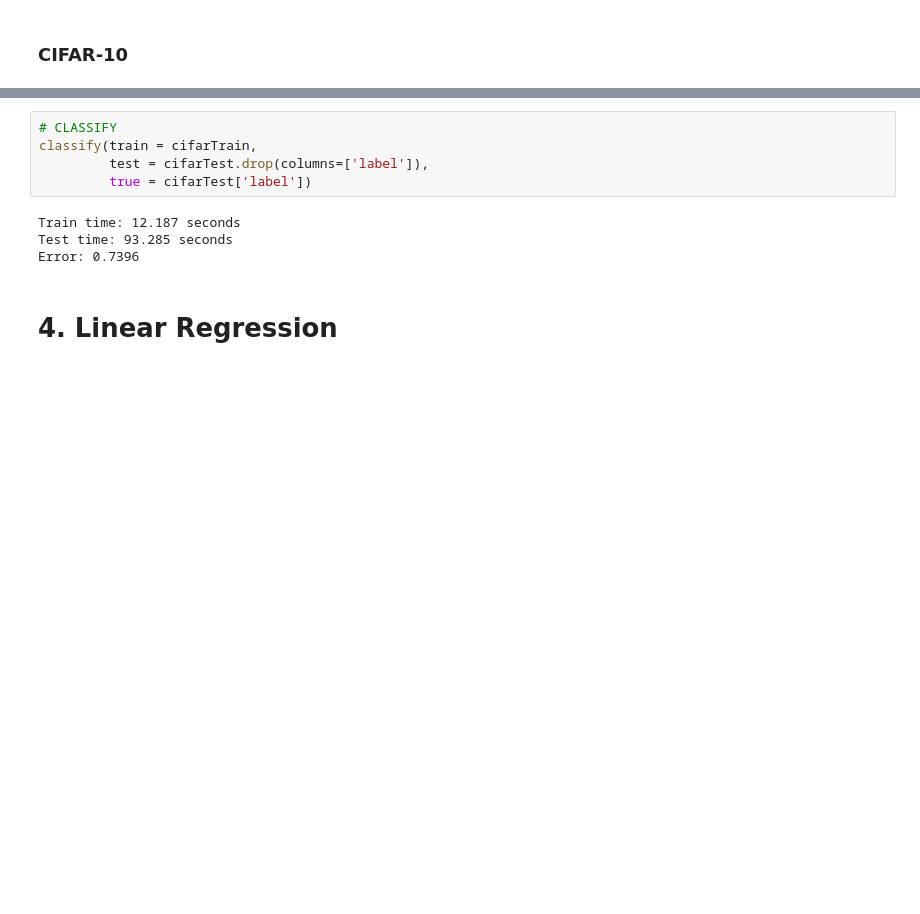
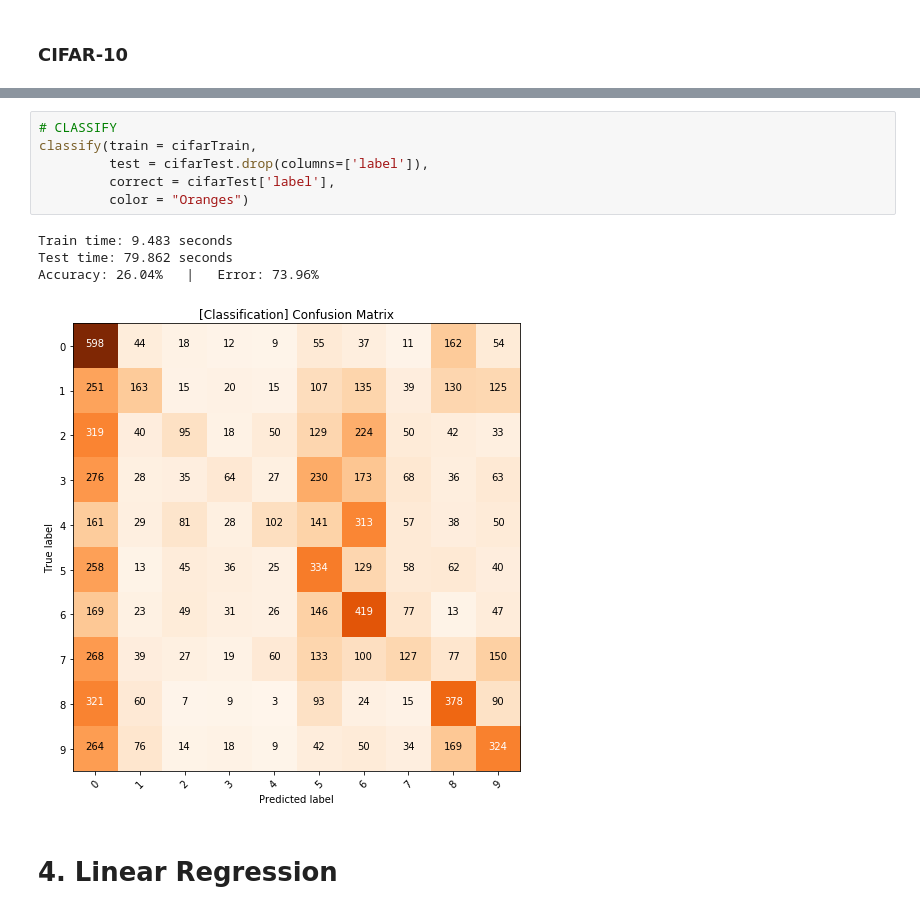
Before and after one commit to claudioscalzo/asi-challenge, a Jupyter notebook: asi_challenge_claudio_scalzo.ipynb, the cells around one changed output, grey strips where cells are left out. Drawn from its saved outputs; the diff is of its cells as text; blank space fills up the shorter version.

```diff
--- a/asi_challenge_claudio_scalzo.ipynb
+++ b/asi_challenge_claudio_scalzo.ipynb
@@ -484,12 +526,14 @@ Now it's time for the CIFAR-10 classification:
 # %%
 # CLASSIFY
 classify(train = cifarTrain,
          test = cifarTest.drop(columns=['label']),
-         true = cifarTest['label'])
+         correct = cifarTest['label'],
+         color = "Oranges")
 # %% [output]
-Train time: 12.187 seconds
-Test time: 93.285 seconds
-Error: 0.7396
+Train time: 9.483 seconds
+Test time: 79.862 seconds
+Accuracy: 26.04%   |   Error: 73.96%
+[figure, added]
 # %% [markdown]
 # 4. Linear Regression
 # %% [markdown]
```
Also changed, not shown: parts of 25 cells of this notebook.
